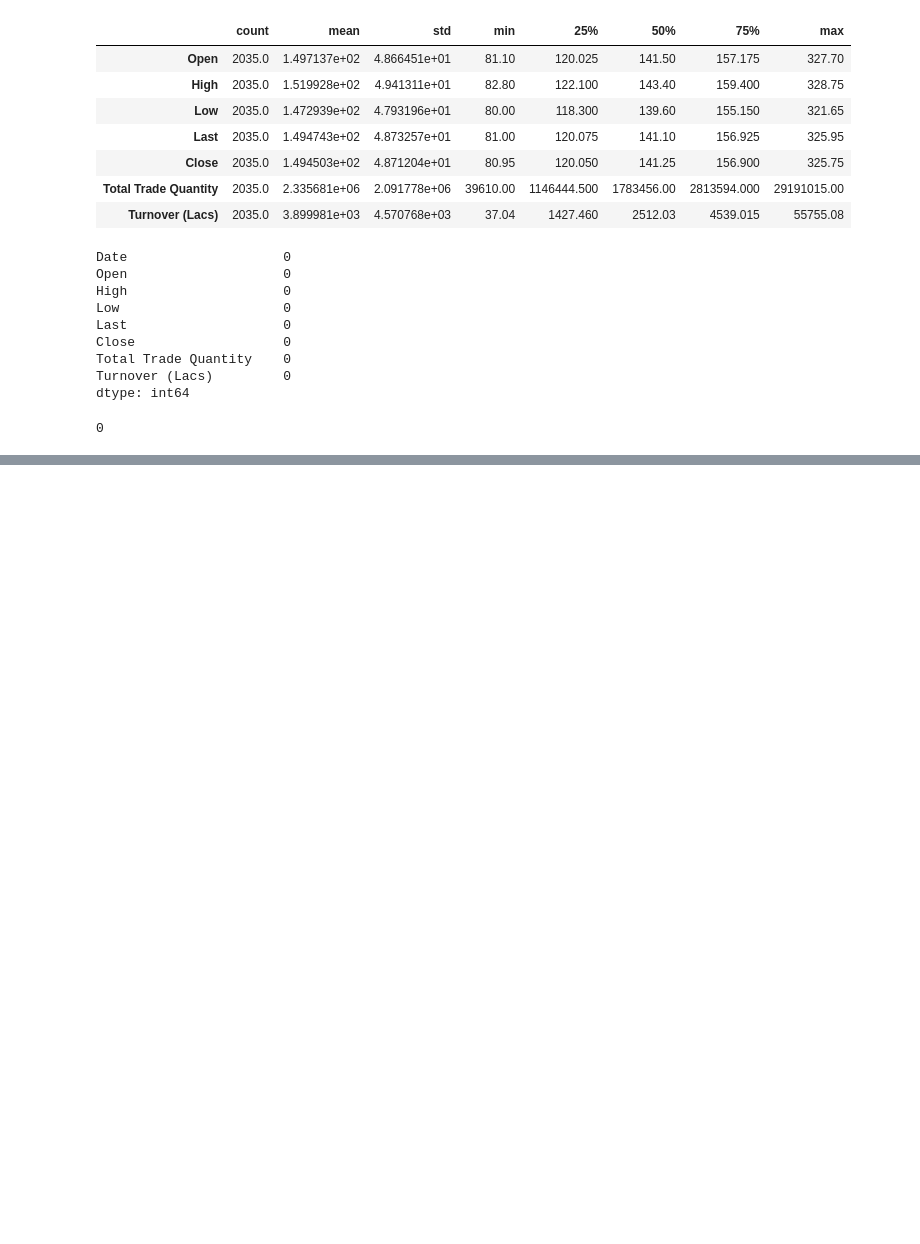
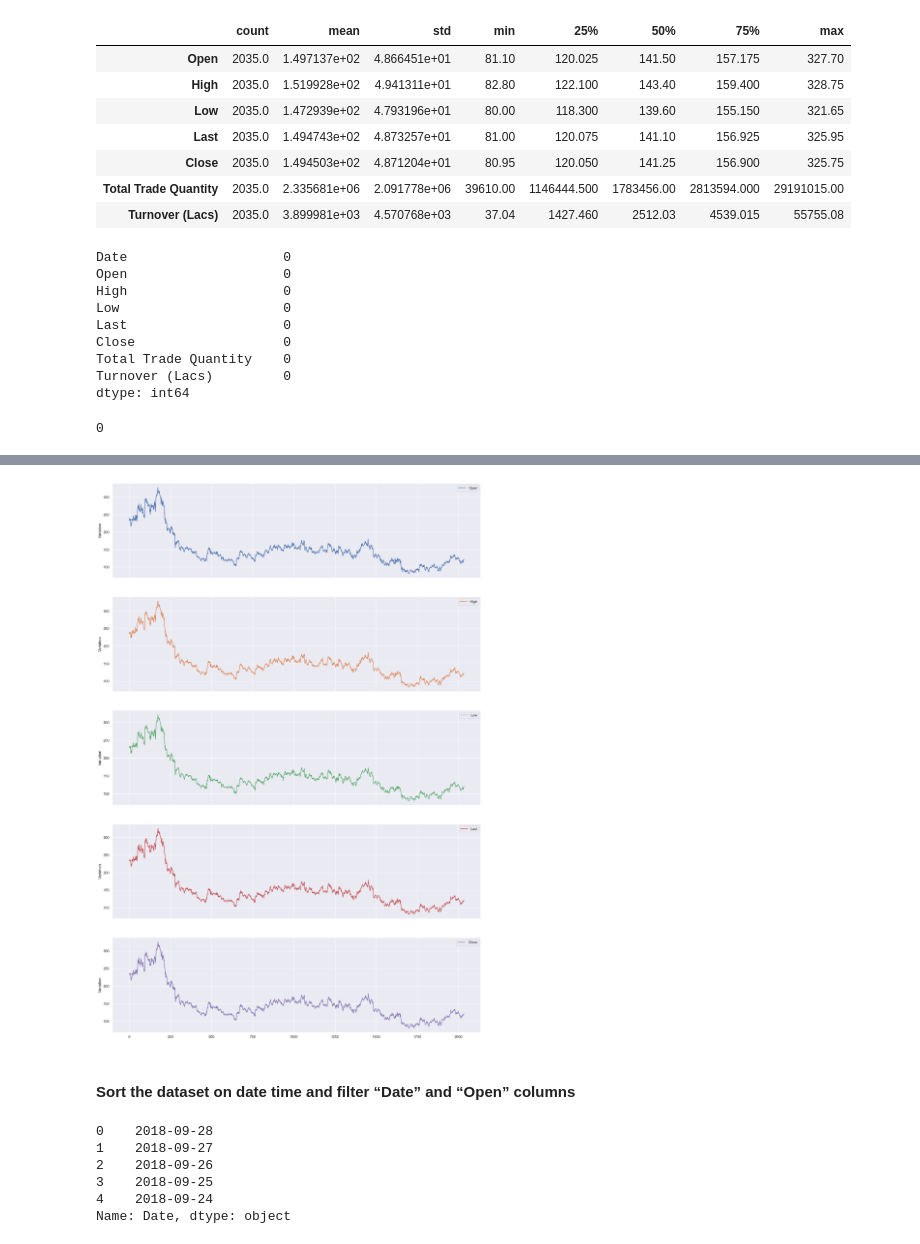
Before and after one commit to Prateek07-Kumar/-LetsGrowMore-internship, a Jupyter notebook: Notebook/data.ipynb, the cells around one changed output, grey strips where cells are left out. Cells and saved outputs as stored; diff of their text form; code cells hidden in the pictures; blank space fills up the shorter version.

```diff
--- a/Notebook/data.ipynb
+++ b/Notebook/data.ipynb
@@ -77,0 +133,19 @@ df.duplicated().sum()
+# %%
+cols_plot = ['Open','High','Low','Last','Close']
+axes = df[cols_plot].plot(alpha = 1, figsize=(20, 30), subplots = True)
+
+for ax in axes:
+    ax.set_ylabel('Variation')
+# %% [output]
+[figure, added]
+# %% [markdown]
+#### Sort the dataset on date time and filter “Date” and “Open” columns
+# %%
+df['Date'].head()
+# %% [output]
+0    2018-09-28
+1    2018-09-27
+2    2018-09-26
+3    2018-09-25
+4    2018-09-24
+Name: Date, dtype: object
```
Also changed, not shown: parts of 21 cells of this notebook.
